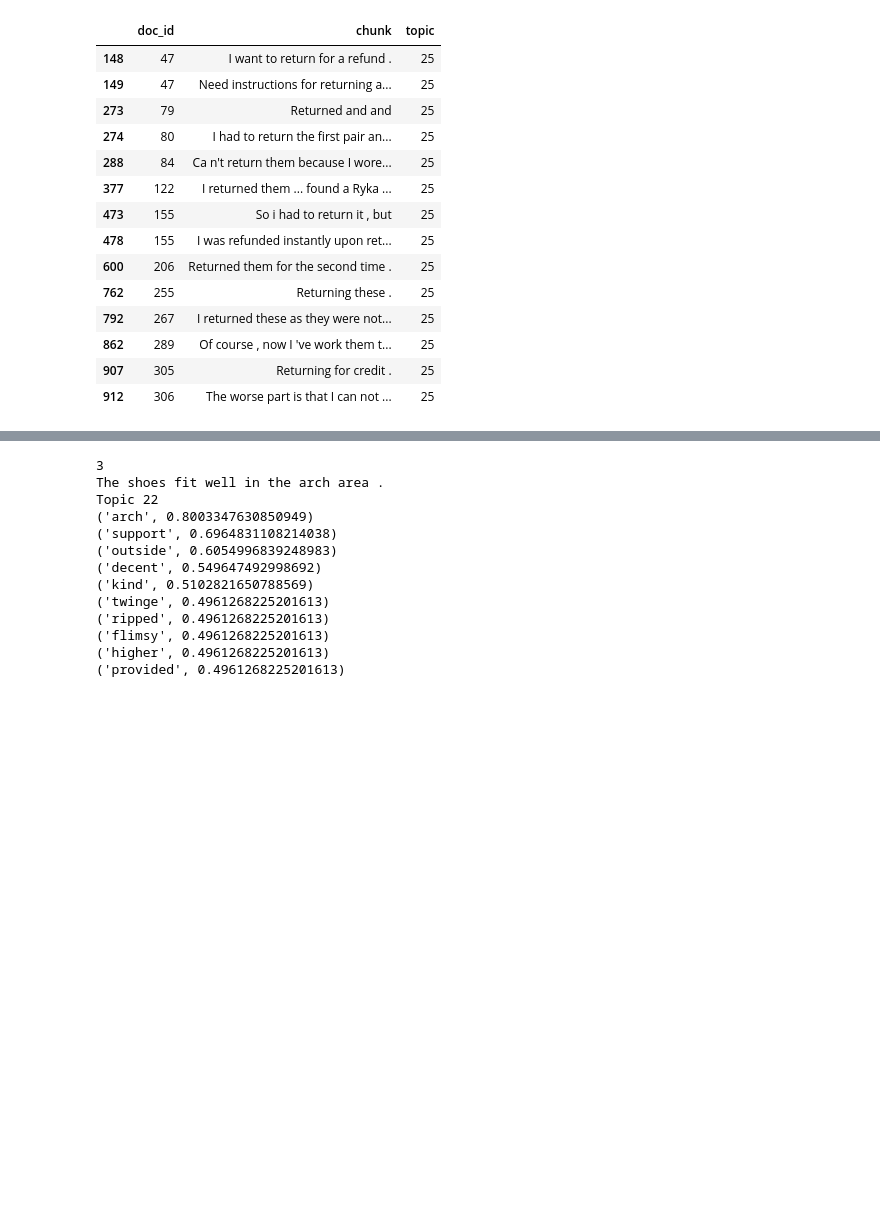
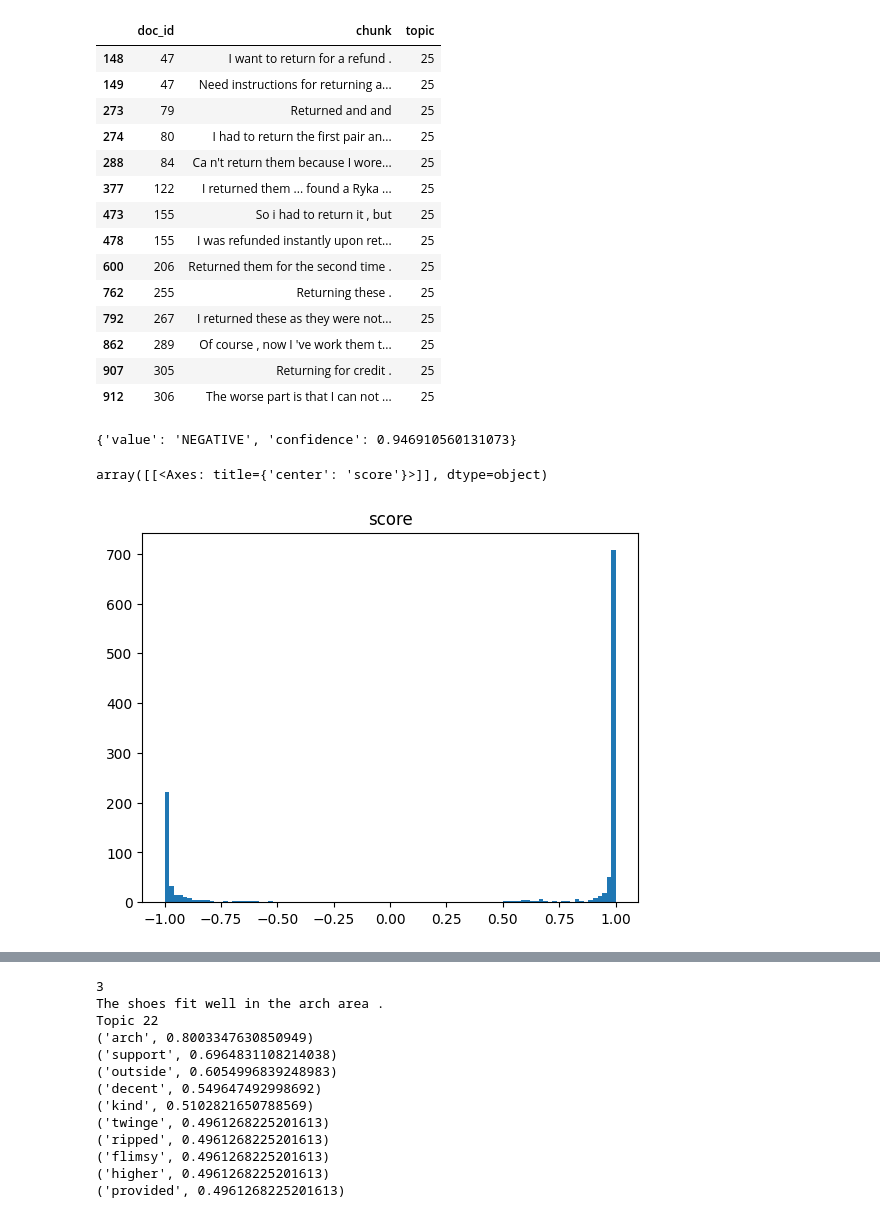
Before and after one commit to EyeofBeholder-NLeSC/orange3-argument, a Jupyter notebook: notebooks/ArguTopic.ipynb, the cells around one changed output, grey strips where cells are left out. Cells and saved outputs as stored; diff of their text form; code cells hidden in the pictures; blank space fills up the shorter version.

```diff
--- a/notebooks/ArguTopic.ipynb
+++ b/notebooks/ArguTopic.ipynb
@@ -37,3 +37,6 @@ Good for non-aerobic workout. Mesh was very comfortable but no support for later
 topic_model = ArguTopic()
 # %%
 topics, probs = topic_model.fit_transform_reduce_outliers(chunks['chunk'])
+# %%
+chunks['chunk_rank'] = topic_model.get_doc_ranks(chunks["chunk"])
+chunks.head()
@@ -81,3 +91,31 @@ chunks.loc[chunks['topic'] == 25]
 | 862 | 289 | Of course , now I 've work them t... | 25 |
 | 907 | 305 | Returning for credit . | 25 |
 | 912 | 306 | The worse part is that I can not ... | 25 |
+# %%
+# Flair is based on pre-trained model, so doesn't provide polarity scores as output.
+from flair.models import TextClassifier
+from flair.data import Sentence
+
+classifier = TextClassifier.load("en-sentiment")
+# %%
+example = Sentence("Today is Monday but not Tuesday.")
+classifier.predict(example)
+example.labels[0].to_dict()
+# %% [output]
+{'value': 'NEGATIVE', 'confidence': 0.946910560131073}
+# %%
+def flair_sentiment(sent):
+    text = Sentence(sent)
+    classifier.predict(text)
+    result = text.labels[0].score
+    if text.labels[0].value == "NEGATIVE":
+        result = -result
+    return result
+
+scores = chunks["chunk"].apply(flair_sentiment)
+# %%
+df = pd.DataFrame({"score": scores})
+df.hist(bins=100, grid=False)
+# %% [output]
+array([[<Axes: title={'center': 'score'}>]], dtype=object)
+[figure, added]
```
Also changed, not shown: parts of 5 cells of this notebook, 1 other file.
